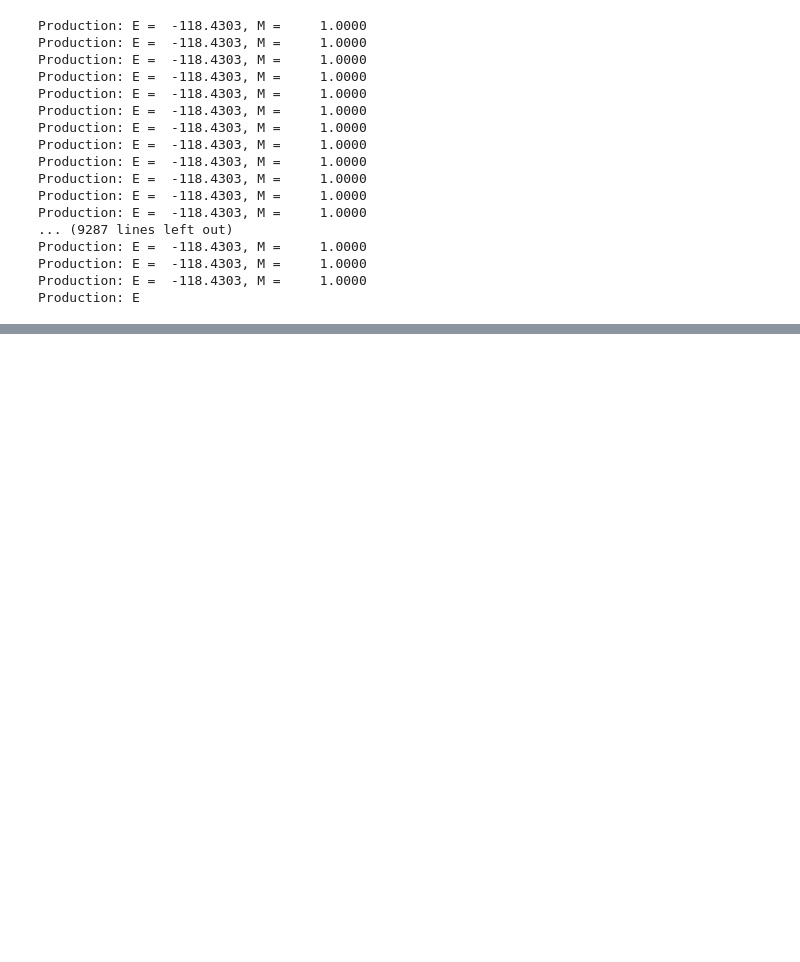
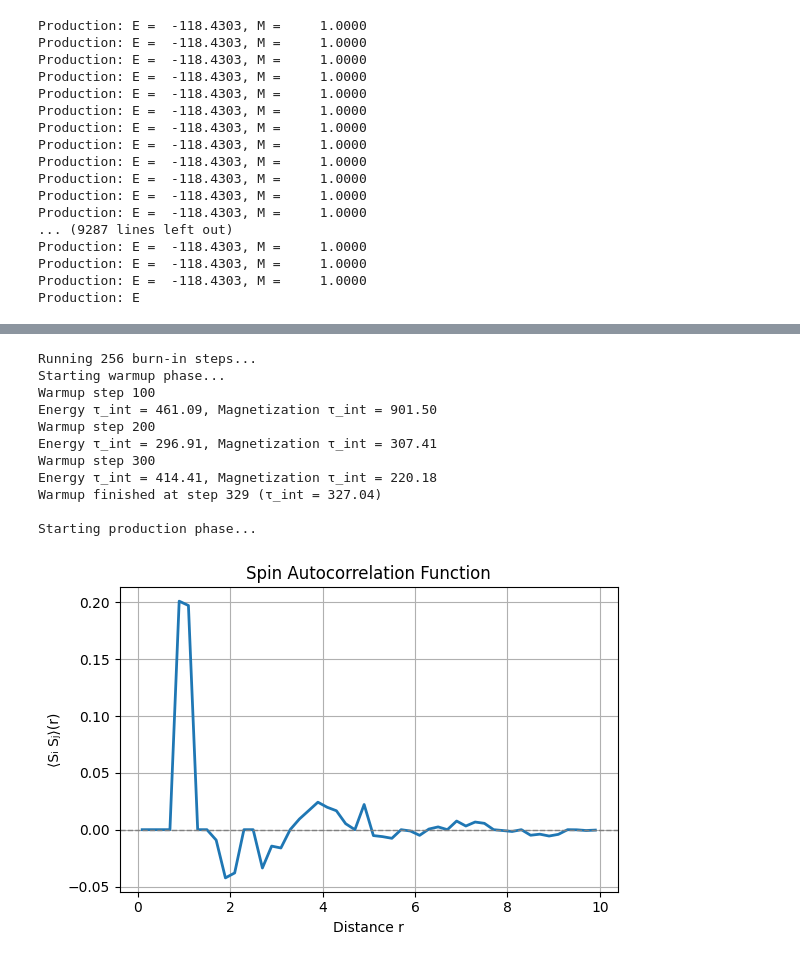
Before and after one commit to condmat-girl/monte-carlo-PtSe2, a Jupyter notebook: example.ipynb, the cells around one changed output, grey strips where cells are left out. Saved outputs shown, nothing was run; the diff lists cells and outputs as text; code cells hidden in the pictures; blank space fills up the shorter version.

```diff
--- a/example.ipynb
+++ b/example.ipynb
@@ -122,0 +258,49 @@ plt.hist(r)
+# %%
+# run_autocorrelation.py
+
+import numpy as np
+import matplotlib.pyplot as plt
+from lattice import Lattice
+from monte_carlo import MonteCarlo
+from visualization import Visualization
+
+# --- Simulation Parameters ---
+rows, cols = 20, 20
+doping = 0.3
+kf, J0 = 1.0, -1.0
+T = 1.5
+steps = 100_000
+method = "metropolis"  # or "wolff"
+
+# --- Set fixed bins (for consistent r spacing) ---
+r_max = 10.0
+nbins = 50
+fixed_bin_edges = np.linspace(0, r_max, nbins + 1)
+fixed_bin_centers = 0.5 * (fixed_bin_edges[:-1] + fixed_bin_edges[1:])
+
+# --- Initialize system ---
+lattice = Lattice(rows, cols, doping, kf=kf, J0=J0)
+lattice.bin_edges = fixed_bin_edges
+lattice.hist, _ = np.histogram(lattice.r_ij, bins=fixed_bin_edges)
+lattice.bin_centers = fixed_bin_centers
+
+# --- Run Monte Carlo ---
+mc = MonteCarlo(lattice)
+mc.run_loop(steps=steps, T=T, method=method)  # includes sampling & correlation
+
+# --- Plot autocorrelation ⟨SᵢSⱼ⟩(r) ---
+vis = Visualization(lattice, mc.acc)
+vis.plot_autocorrelation()  # Make sure this method is implemented
+# %% [output]
+Running 256 burn-in steps...
+Starting warmup phase...
+Warmup step 100
+Energy τ_int = 461.09, Magnetization τ_int = 901.50
+Warmup step 200
+Energy τ_int = 296.91, Magnetization τ_int = 307.41
+Warmup step 300
+Energy τ_int = 414.41, Magnetization τ_int = 220.18
+Warmup finished at step 329 (τ_int = 327.04)
+
+Starting production phase...
+[figure, added]
```
Also changed, not shown: parts of 5 cells of this notebook, 10 other files.
